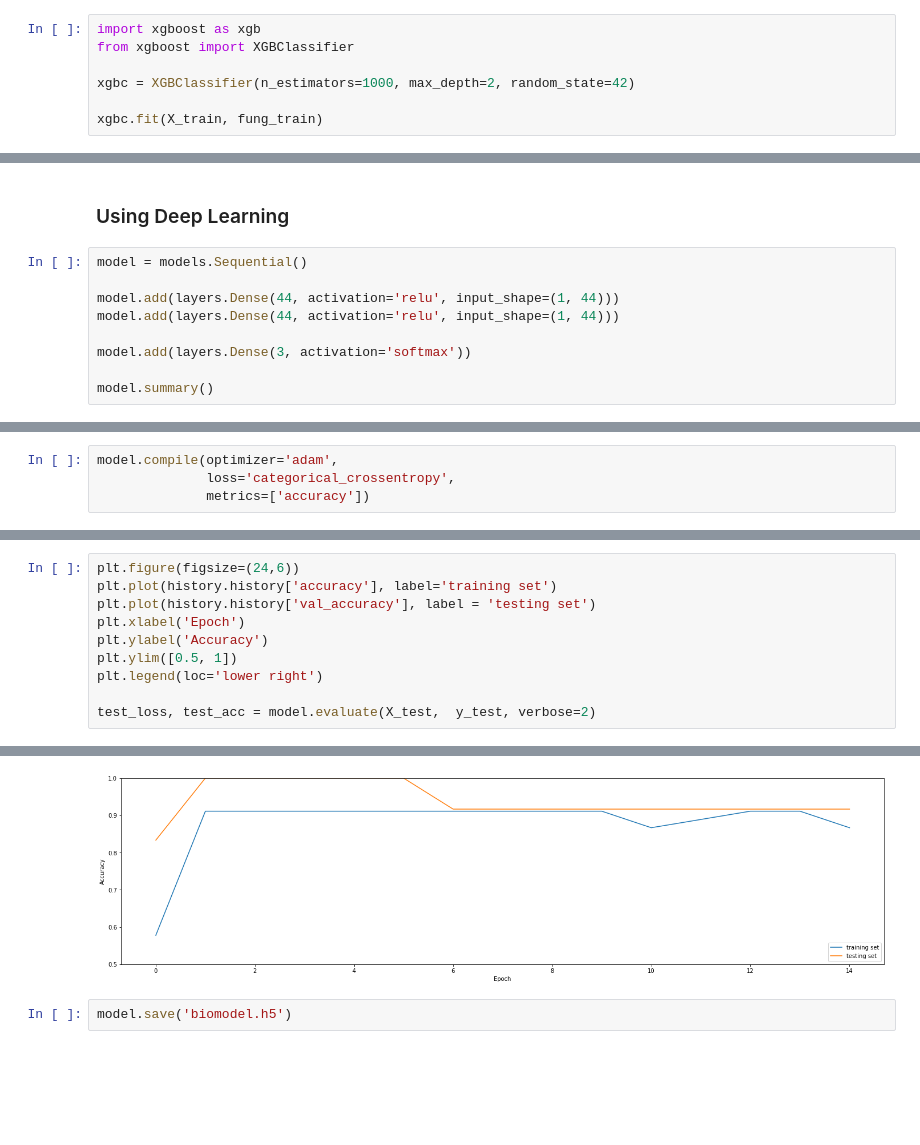
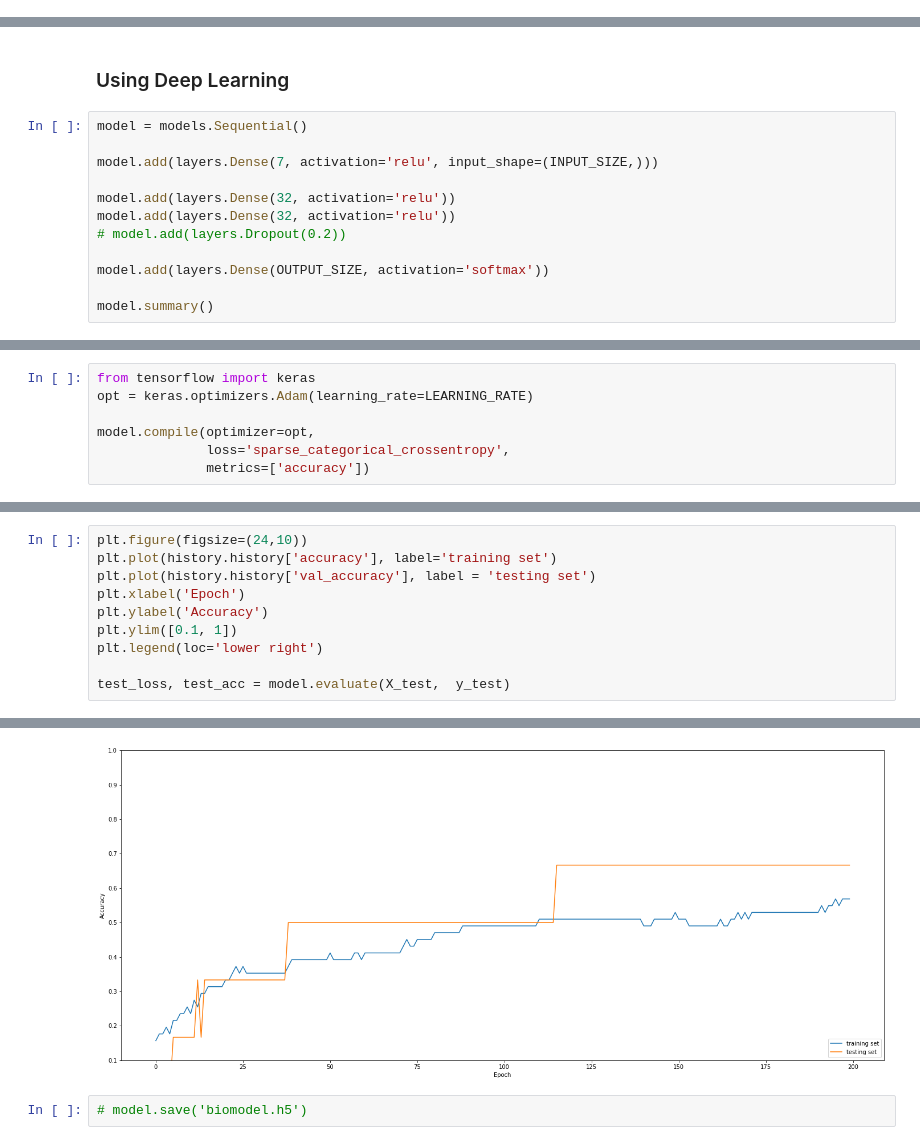
Before and after one commit to Demesmaeker/beeOdiversity, a Jupyter notebook: modeling_notebook.ipynb, the cells around one changed output, grey strips where cells are left out. Cells and saved outputs as stored; diff of their text form; blank space fills up the shorter version.

Commit message:
upgrading the preprocessing and the model

```diff
--- a/modeling_notebook.ipynb
+++ b/modeling_notebook.ipynb
@@ -194,7 +276,0 @@ fung_test = y_test["lmr_fungicides"]
-# %%
-import xgboost as xgb
-from xgboost import XGBClassifier
-
-xgbc = XGBClassifier(n_estimators=1000, max_depth=2, random_state=42)
-
-xgbc.fit(X_train, fung_train)
@@ -222,10 +295,13 @@ xgbc.score(X_test, fung_test)
 # %%
 model = models.Sequential()
 
-model.add(layers.Dense(44, activation='relu', input_shape=(1, 44)))
-model.add(layers.Dense(44, activation='relu', input_shape=(1, 44)))
+model.add(layers.Dense(7, activation='relu', input_shape=(INPUT_SIZE,)))
 
-model.add(layers.Dense(3, activation='softmax'))
+model.add(layers.Dense(32, activation='relu'))
+model.add(layers.Dense(32, activation='relu'))
+# model.add(layers.Dropout(0.2))
+
+model.add(layers.Dense(OUTPUT_SIZE, activation='softmax'))
 
 model.summary()
 # %% [output]
@@ -244,9 +322,12 @@ Trainable params: 4,095
 Non-trainable params: 0
 _________________________________________________________________
-# %%
-model.compile(optimizer='adam',
-              loss='categorical_crossentropy',
-              metrics=['accuracy'])
+# %%
+from tensorflow import keras
+opt = keras.optimizers.Adam(learning_rate=LEARNING_RATE)
+
+model.compile(optimizer=opt,
+              loss='sparse_categorical_crossentropy',
+              metrics=['accuracy'])
 # %%
 with tf.device('/GPU:0'):
 
@@ -273,11 +354,11 @@ Epoch 15/15
 # %%
-plt.figure(figsize=(24,6))
+plt.figure(figsize=(24,10))
 plt.plot(history.history['accuracy'], label='training set')
 plt.plot(history.history['val_accuracy'], label = 'testing set')
 plt.xlabel('Epoch')
 plt.ylabel('Accuracy')
-plt.ylim([0.5, 1])
+plt.ylim([0.1, 1])
 plt.legend(loc='lower right')
 
-test_loss, test_acc = model.evaluate(X_test,  y_test, verbose=2)
+test_loss, test_acc = model.evaluate(X_test,  y_test)
 # %% [output]
@@ -286,3 +366,3 @@ WARNING:tensorflow:Model was constructed with shape (None, 1, 44) for input Kera
-[figure, old version]
+[figure, new version]
 # %%
-model.save('biomodel.h5')
+# model.save('biomodel.h5')
```
Also changed, not shown: parts of 37 cells of this notebook, 1 other file.
